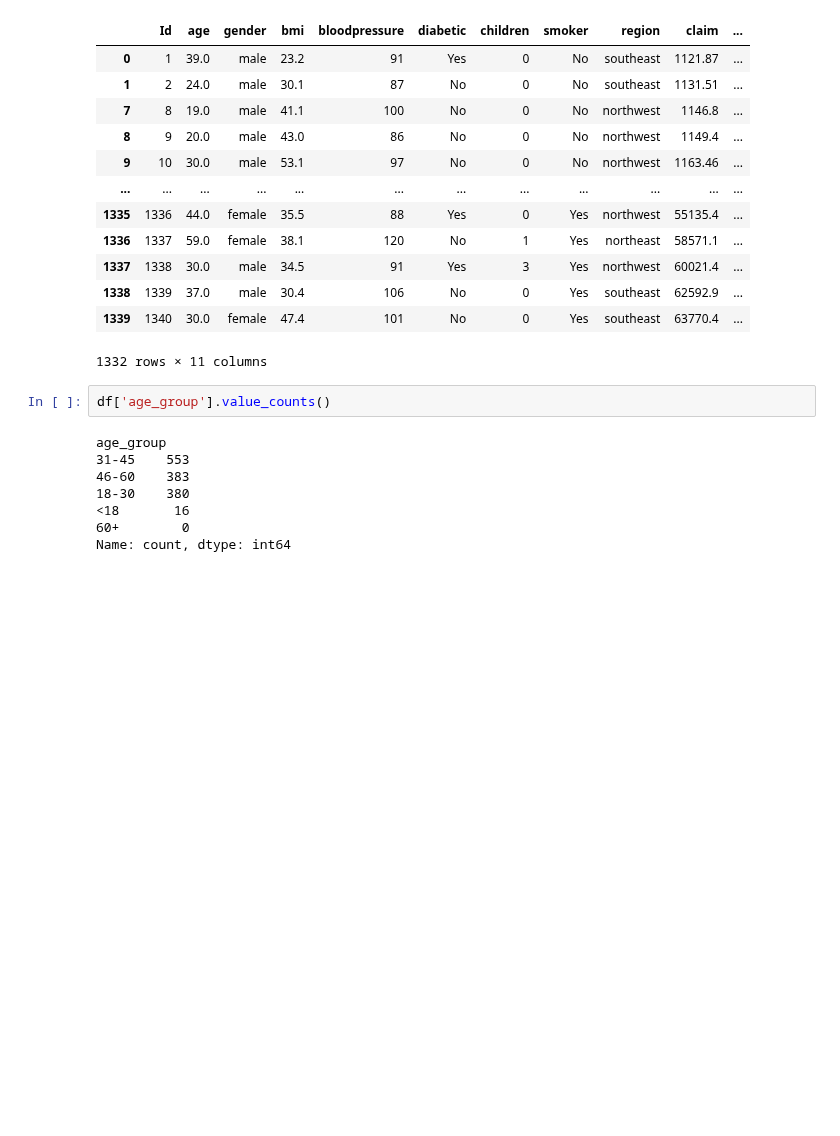
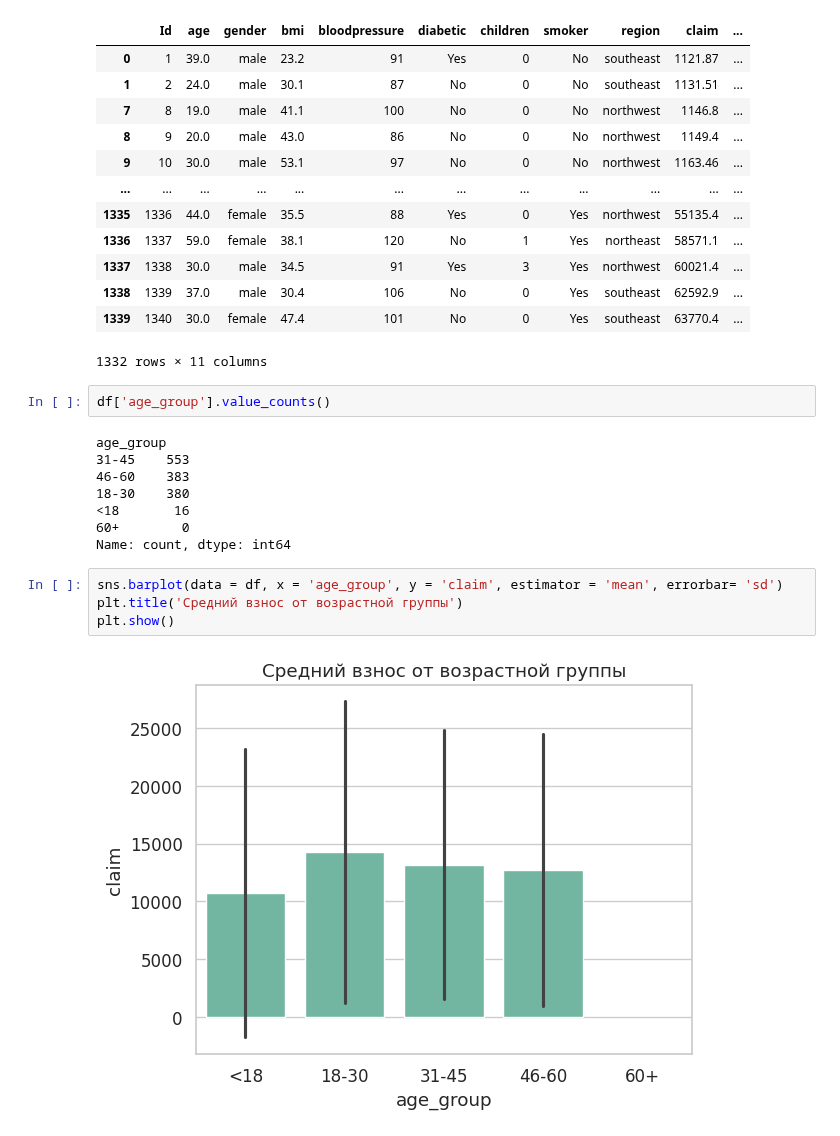
Before and after one commit to AleksandrFrom/DS, a Jupyter notebook: DS with Onur/predicting health insurance costs ML.ipynb, the cells around one changed output. Drawn from its saved outputs; the diff is of its cells as text; blank space fills up the shorter version.

```diff
--- a/DS with Onur/predicting health insurance costs ML.ipynb
+++ b/DS with Onur/predicting health insurance costs ML.ipynb
@@ -248,3 +248,9 @@ age_group
 <18       16
 60+        0
 Name: count, dtype: int64
+# %%
+sns.barplot(data = df, x = 'age_group', y = 'claim', estimator = 'mean', errorbar= 'sd')
+plt.title('Средний взнос от возрастной группы')
+plt.show()
+# %% [output]
+[figure, added]
```
Also changed, not shown: parts of 25 cells of this notebook, 4 other files.
